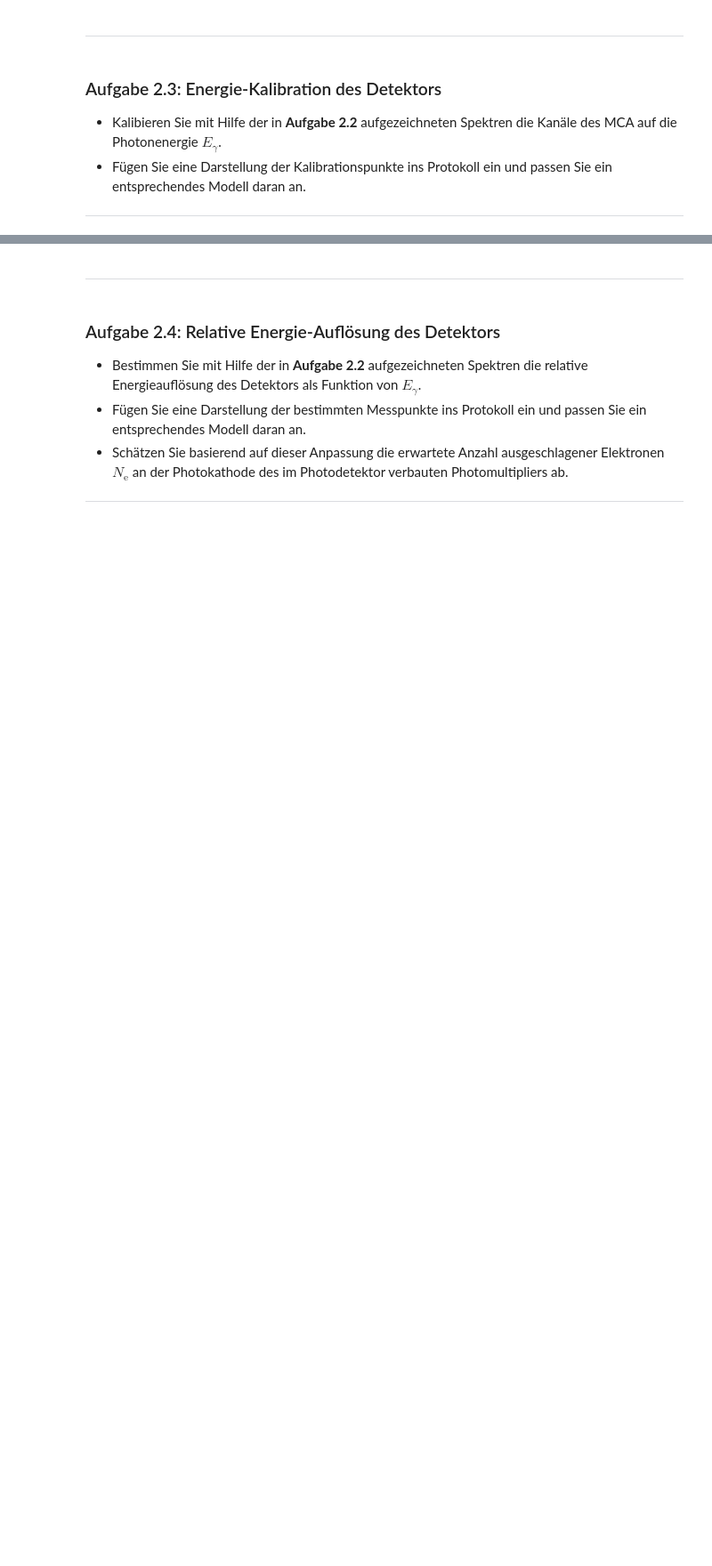
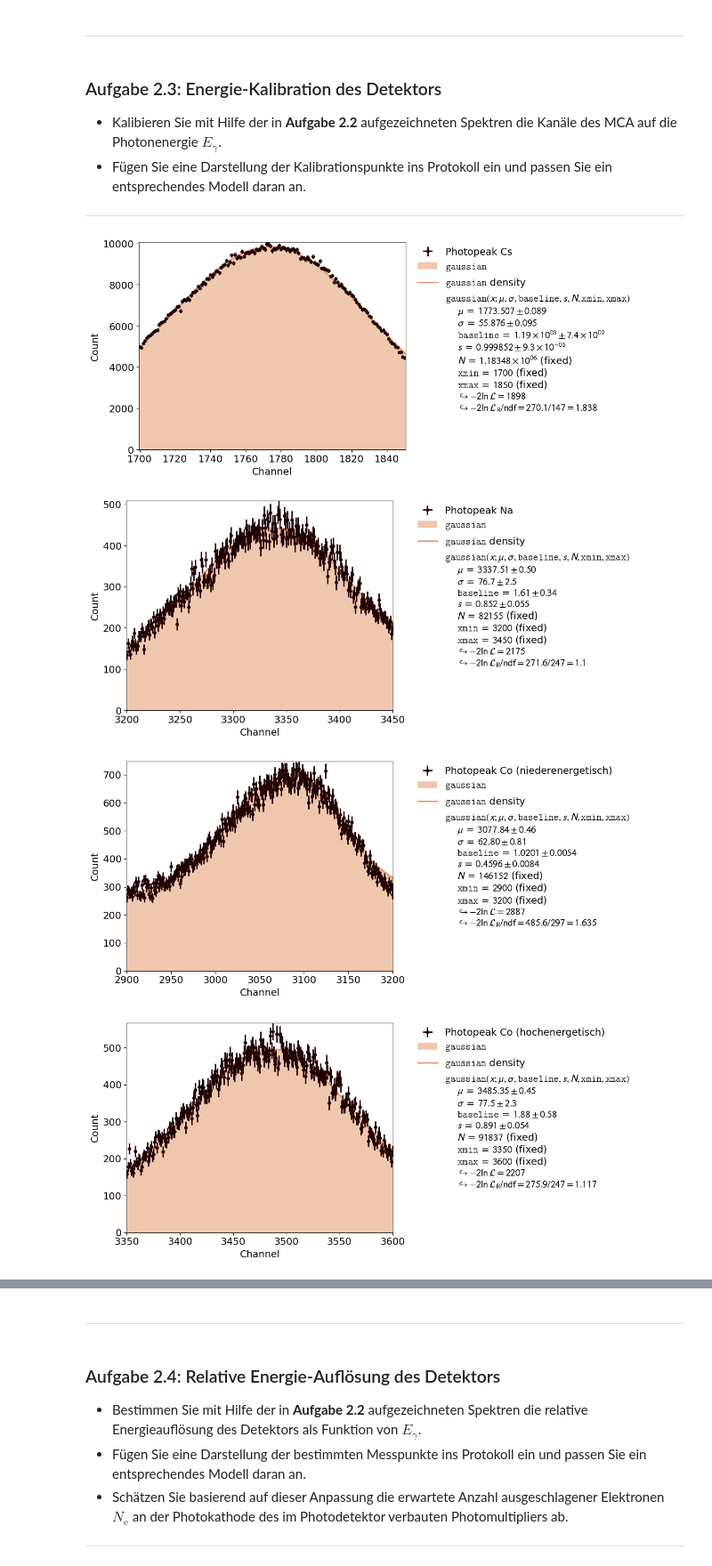
Before and after one commit to MRNock04/P2, a Jupyter notebook: Gammaspektroskopie/Gammaspektroskopie.ipynb, the cells around one changed output, grey strips where cells are left out. Shown at 89% size. Saved outputs shown, nothing was run; the diff lists cells and outputs as text; code cells hidden in the pictures; blank space fills up the shorter version.

```diff
--- a/Gammaspektroskopie/Gammaspektroskopie.ipynb
+++ b/Gammaspektroskopie/Gammaspektroskopie.ipynb
@@ -290,18 +320,24 @@ In diesen Diagrammen sind nocheinmal die Spektren der drei Präparate zu sehen,
 
 ---
 # %%
-# definieren der Funktionen für die Fits
-def gaussian_cs(x, mu=1800, sigma = 1, A = 1, baseline = 0):
-    return A * np.exp(-(x - mu)**2 / (2 * (sigma**2))) + baseline
+x = np.arange(4096)
 
-def gaussian_na(x, mu=3300, sigma = 1, A = 1, baseline = 0):
-    return A * np.exp(-(x - mu)**2 / (2 * (sigma**2))) + baseline
+photo_cs = fit_peak(x,hist_cs,1700,1850,label='Photopeak Cs')
+photo_na = fit_peak(x,hist_na,3200,3450,label='Photopeak Na')
+photo_co_lo = fit_peak(x,hist_co,2900,3200,label='Photopeak Co (niederenergetisch)')
+photo_co_hi = fit_peak(x,hist_co,3350,3600,label='Photopeak Co (hochenergetisch)')
+beta_na = fit_peak(x,hist_na,1300,1500,label='Annihilationspeak Na')
 
-def gaussian_co_low(x, mu=3100, sigma = 1, A = 1, baseline = 0):
-    return A * np.exp(-(x - mu)**2 / (2 * (sigma**2))) + baseline
+comp_cs = fit_compton(x,hist_cs,1000,1600,label='Comptonkante Cs')
+comp_na = fit_compton(x,hist_na,2500,3000,label='Comptonkante Na')
 
-def gaussian_co_high(x, mu=3450, sigma = 1, A = 1, baseline = 0):
-    return A * np.exp(-(x - mu)**2 / (2 * (sigma**2))) + baseline
+fits_photo = [photo_cs,photo_na,photo_co_lo,photo_co_hi,beta_na]
+fits_comp = [comp_cs,comp_na]
 
-def linear_model(x,m):
-    return m*x
+mu = [fit.parameter_values[0] for fit in fits_photo] + [fit.parameter_values[0] for fit in fits_comp]
+mu_std = [fit.parameter_errors[0] for fit in fits_photo] + [fit.parameter_errors[0] for fit in fits_comp]
+# %% [output]
+[figure, added]
+[figure, added]
+[figure, added]
+[figure, added]
```
Also changed, not shown: parts of 14 cells of this notebook, 4 other files.
